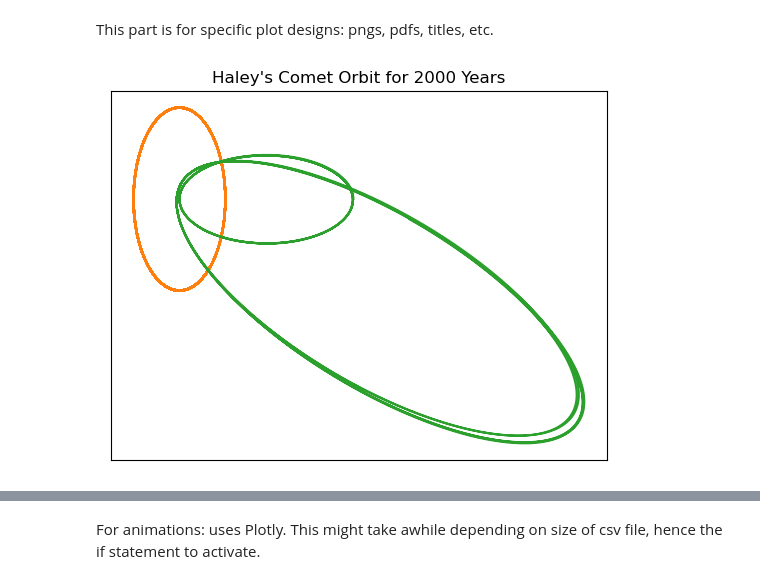
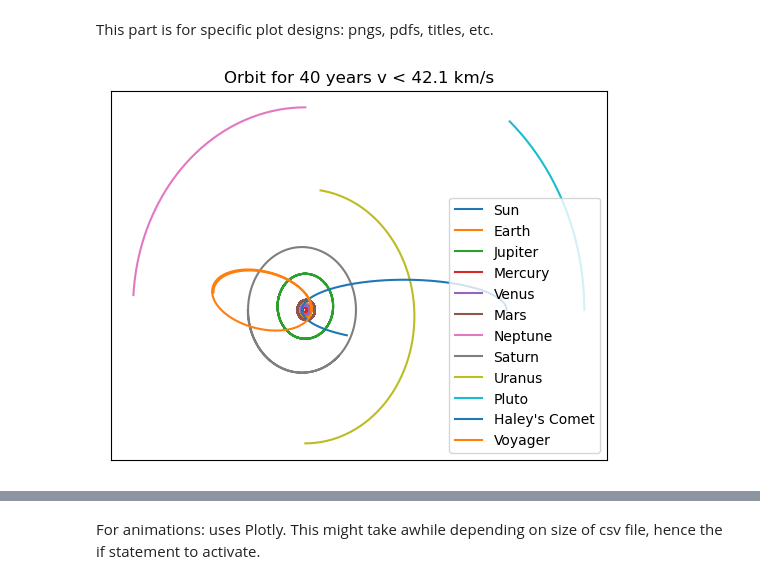
Before and after one commit to ZefCo/OrbitProject_v2, a Jupyter notebook: CPythonGraph.ipynb, the cells around one changed output, grey strips where cells are left out. Saved outputs shown, nothing was run; the diff lists cells and outputs as text; code cells hidden in the pictures.

```diff
--- a/CPythonGraph.ipynb
+++ b/CPythonGraph.ipynb
@@ -19,13 +19,13 @@ pandas.options.plotting.backend = "plotly"
 cwd = pathlib.Path.cwd()
 
 output_static = True
-output_static_title = "Haley's Comet Orbit for 2000 Years"
-output_static_filename = "HalyeComet2000.png"
+output_static_title = "Orbit for 40 years v < 42.1 km/s"
+output_static_filename = "VoyagerOribt40Slower.png"
 
 # It can take a while to output the animation, and these files can be quit large (75 years created a 123 mb file and took about 30 minutes to produce)
 # They output to an html file that can be opened by any internet browser. They can also take a while to open because of their size, and might not even be openable.
 output_animation = False
-output_animation_filename = "DualEarths.html"
+output_animation_filename = "VoyagerOribt40Slower.html"
 # %%
 c_data = pandas.read_csv(str(cwd / "Orbit_Table.csv"), header = 0)
 c_data = c_data.set_index("N")
@@ -48,23 +48,23 @@ This part is for specific plot designs: pngs, pdfs, titles, etc.
 # %%
 
 if output_static:
     bodies = tuple(c_data.columns)
     for c in range(int(c_data.shape[1] / 2)):
         x_data = c_data.iloc[:, 2*c]
         y_data = c_data.iloc[:, 2*c + 1]
         # print(re.split("_", bodies[2*c])[0])
         plt.plot(x_data, y_data, label = re.split("_", bodies[2*c])[0])
 
-    # plt.legend()
+    plt.legend()
     ax = plt.gca()
     ax.get_xaxis().set_visible(False)
     ax.get_yaxis().set_visible(False)
     plt.title(output_static_title)
     # plt.show()
 
     plt.savefig(output_static_filename)
 # %% [output]
-[figure, old version]
+[figure, new version]
 # %%
 
 
```
Also changed, not shown: parts of 2 cells of this notebook, 13 other files.
